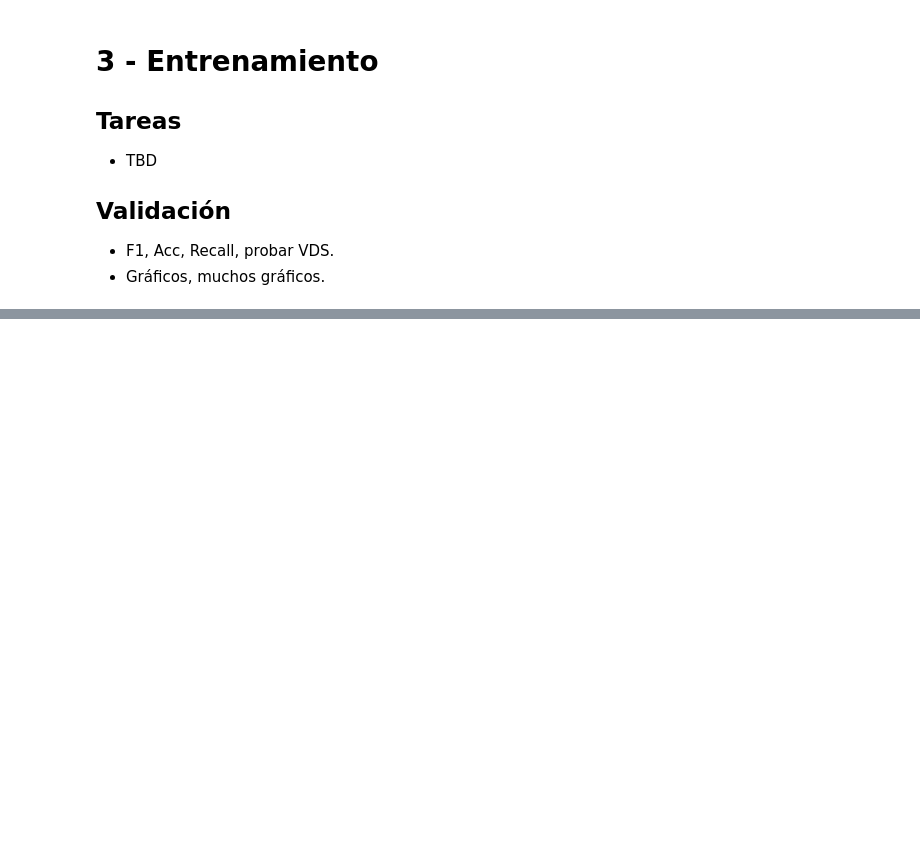
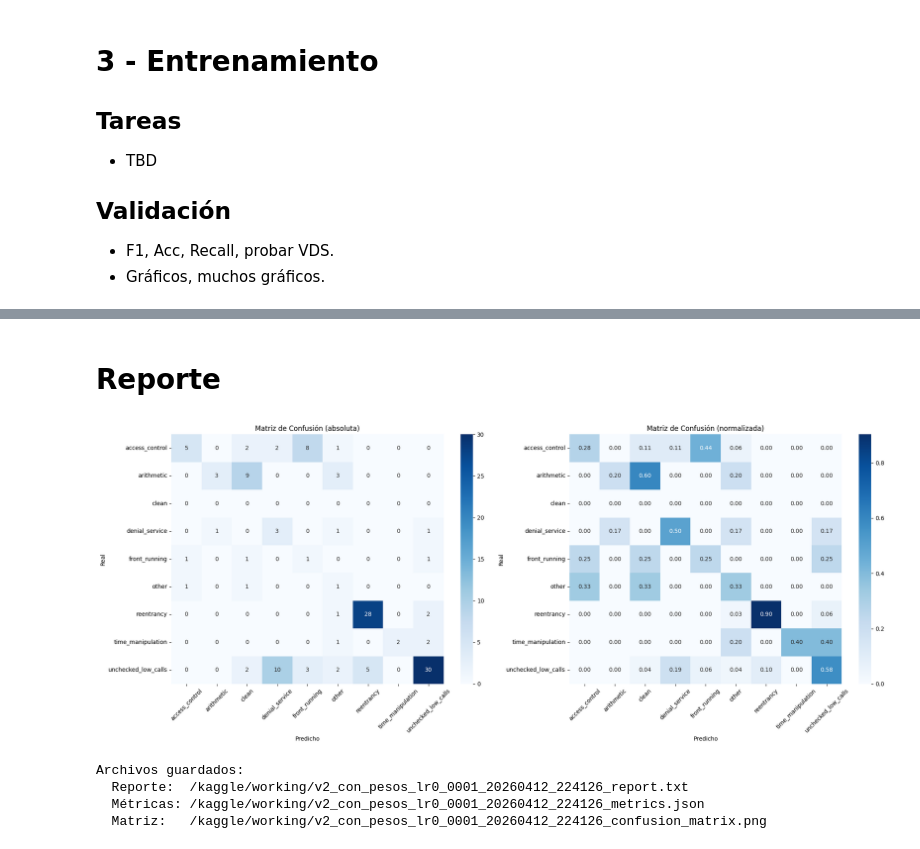
Before and after one commit to i-ahumada/tesis, a Jupyter notebook: notebooks/codebert.ipynb, the cells around one changed output, grey strips where cells are left out. Cells and saved outputs as stored; diff of their text form; code cells hidden in the pictures; blank space fills up the shorter version.

```diff
--- a/notebooks/codebert.ipynb
+++ b/notebooks/codebert.ipynb
@@ -458,0 +819,2 @@ Classes (9): ['access_control', 'arithmetic', 'clean', 'denial_service', 'front_
+# %% [markdown]
+# Reporte
@@ -458,0 +972,23 @@ Classes (9): ['access_control', 'arithmetic', 'clean', 'denial_service', 'front_
+# %%
+res = generate_report(
+    trainer, test_df, test_hf, mlb, tokenizer,
+    run_name="v2_con_pesos_lr0_0001",
+    hyperparams={
+        "model": "microsoft/codebert-base",
+        "max_len": MAX_LEN,
+        "batch_size": BATCH_SIZE,
+        "epochs": EPOCHS,
+        "lr": LR,
+        "warmup_steps": 100,
+        "weight_decay": 0.01,
+        "pos_weight": "ninguno",
+        "fp16": True,
+        "notas": "Sin weighted trainer, menos lr",
+    },
+)
+# %% [output]
+[figure, added]
+Archivos guardados:
+  Reporte:  /kaggle/working/v2_con_pesos_lr0_0001_20260412_224126_report.txt
+  Métricas: /kaggle/working/v2_con_pesos_lr0_0001_20260412_224126_metrics.json
+  Matriz:   /kaggle/working/v2_con_pesos_lr0_0001_20260412_224126_confusion_matrix.png
```
Also changed, not shown: parts of 21 cells of this notebook.
